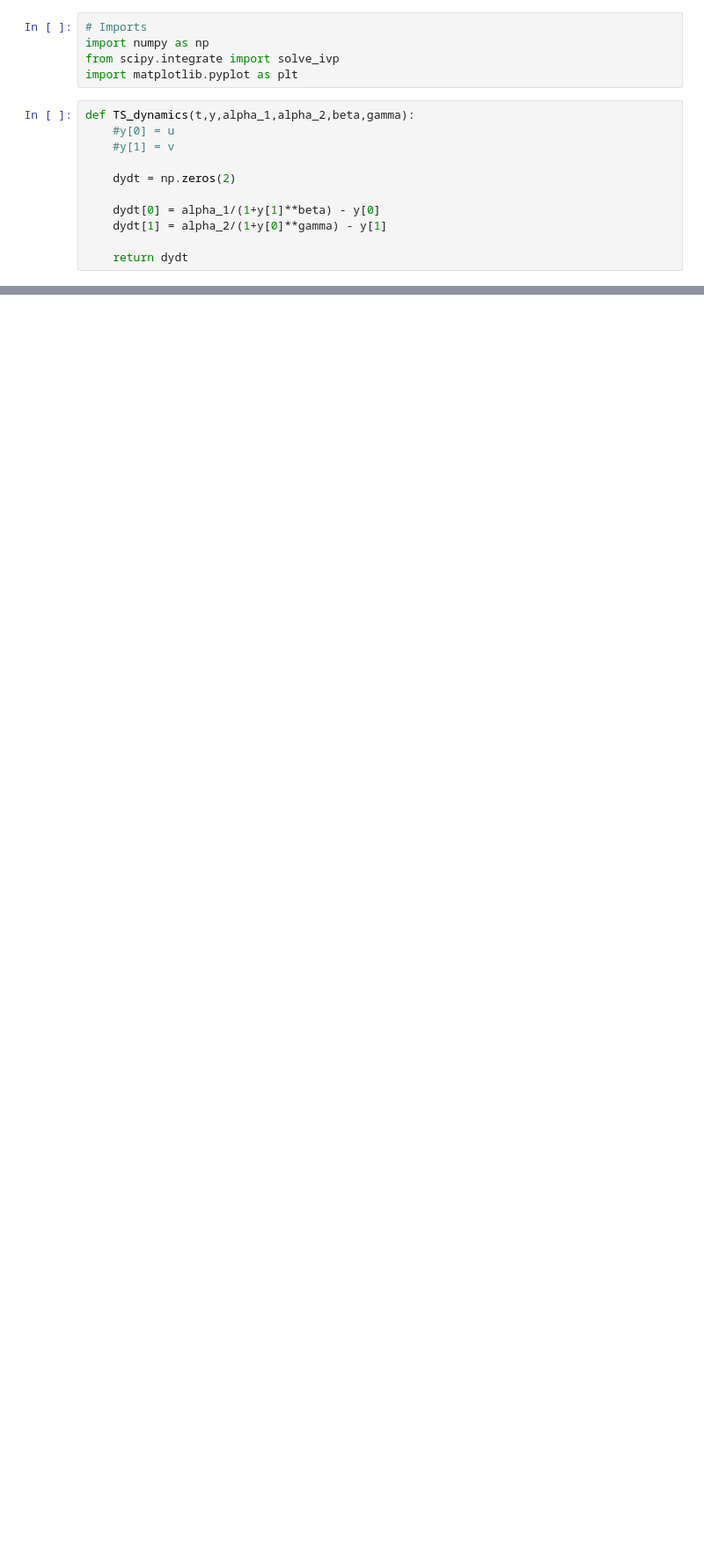
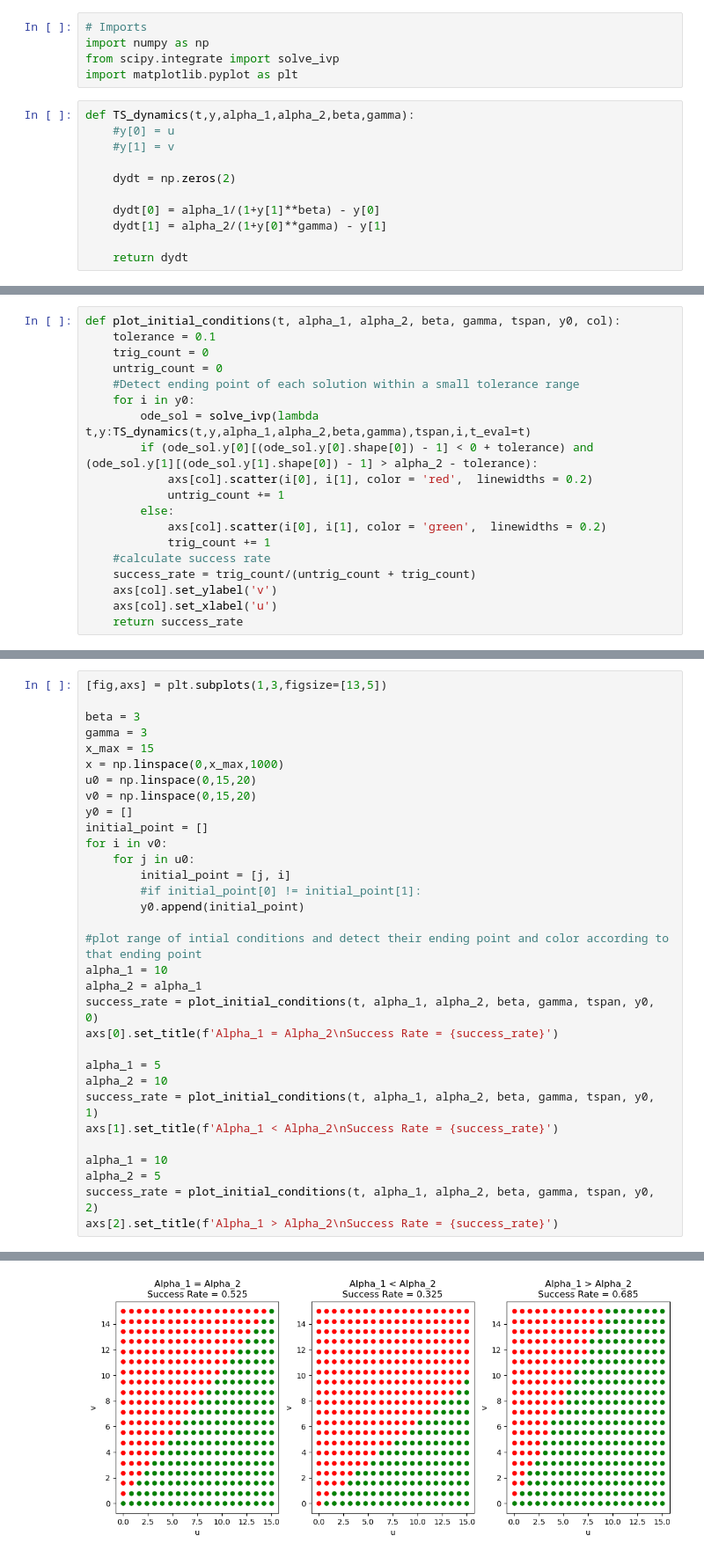
Before and after one commit to GavinGlosser/CSB_Final_Project, a Jupyter notebook: CSB Final Project Synthetic Biology.ipynb, the cells around one changed output, grey strips where cells are left out. Shown at 88% size. Drawn from its saved outputs; the diff is of its cells as text; blank space fills up the shorter version.

```diff
--- a/CSB Final Project Synthetic Biology.ipynb
+++ b/CSB Final Project Synthetic Biology.ipynb
@@ -36,3 +41,22 @@ def plot_nullclines(alpha_1, alpha_2, beta, gamma, x, row, col):
     axs[row,col].set_xlabel('u')
     axs[row,col].set_ylabel('v')
     axs[row,col].legend();
+# %%
+def plot_initial_conditions(t, alpha_1, alpha_2, beta, gamma, tspan, y0, col):
+    tolerance = 0.1
+    trig_count = 0
+    untrig_count = 0
+    #Detect ending point of each solution within a small tolerance range
+    for i in y0:
+        ode_sol = solve_ivp(lambda t,y:TS_dynamics(t,y,alpha_1,alpha_2,beta,gamma),tspan,i,t_eval=t)
+        if (ode_sol.y[0][(ode_sol.y[0].shape[0]) - 1] < 0 + tolerance) and (ode_sol.y[1][(ode_sol.y[1].shape[0]) - 1] > alpha_2 - tolerance):
+            axs[col].scatter(i[0], i[1], color = 'red',  linewidths = 0.2)
+            untrig_count += 1
+        else:
+            axs[col].scatter(i[0], i[1], color = 'green',  linewidths = 0.2)
+            trig_count += 1
+    #calculate success rate
+    success_rate = trig_count/(untrig_count + trig_count)
+    axs[col].set_ylabel('v')
+    axs[col].set_xlabel('u')
+    return success_rate
@@ -86,0 +141,33 @@ plot_dynamics(t, alpha_1, alpha_2, beta, gamma, tspan, y0, 1, 1)
+# %%
+[fig,axs] = plt.subplots(1,3,figsize=[13,5])
+
+beta = 3
+gamma = 3
+x_max = 15
+x = np.linspace(0,x_max,1000)
+u0 = np.linspace(0,15,20)
+v0 = np.linspace(0,15,20)
+y0 = []
+initial_point = []
+for i in v0:
+    for j in u0:
+        initial_point = [j, i]
+        #if initial_point[0] != initial_point[1]:
+        y0.append(initial_point)
+
+#plot range of intial conditions and detect their ending point and color according to that ending point
+alpha_1 = 10
+alpha_2 = alpha_1
+success_rate = plot_initial_conditions(t, alpha_1, alpha_2, beta, gamma, tspan, y0, 0)
+axs[0].set_title(f'Alpha_1 = Alpha_2\nSuccess Rate = {success_rate}')
+
+alpha_1 = 5
+alpha_2 = 10
+success_rate = plot_initial_conditions(t, alpha_1, alpha_2, beta, gamma, tspan, y0, 1)
+axs[1].set_title(f'Alpha_1 < Alpha_2\nSuccess Rate = {success_rate}')
+
+alpha_1 = 10
+alpha_2 = 5
+success_rate = plot_initial_conditions(t, alpha_1, alpha_2, beta, gamma, tspan, y0, 2)
+axs[2].set_title(f'Alpha_1 > Alpha_2\nSuccess Rate = {success_rate}')
+# %% [output]
@@ -86,0 +175 @@ plot_dynamics(t, alpha_1, alpha_2, beta, gamma, tspan, y0, 1, 1)
+[figure, added]
```
Also changed, not shown: parts of 8 cells of this notebook.
